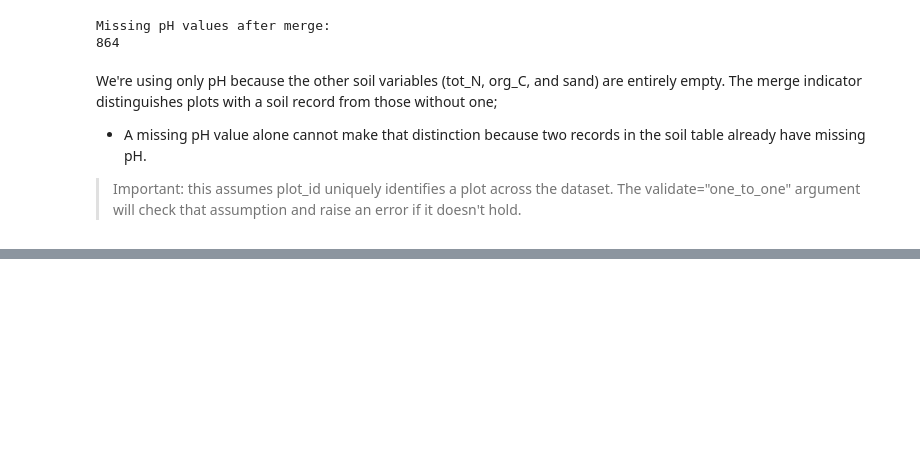
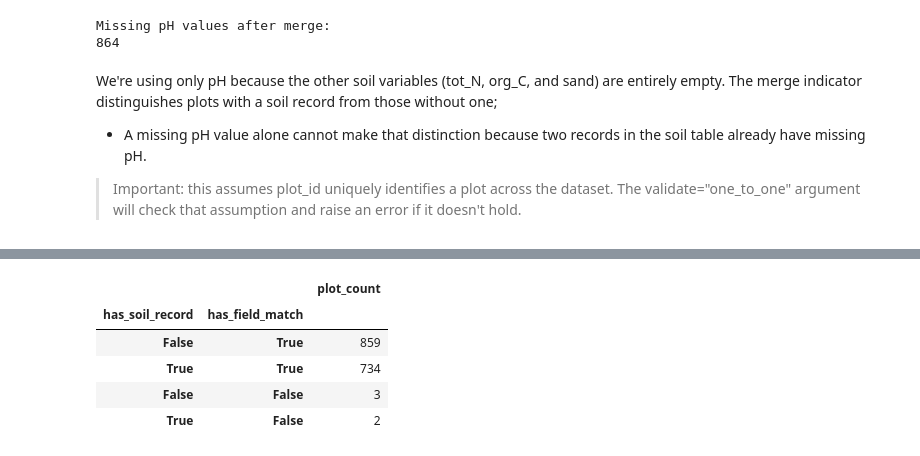
Before and after one commit to Vin-Okumu/maize-yield-optimization-rwanda, a Jupyter notebook: 02_Notebooks/02_data_cleaning_&_integration.ipynb, the cells around one changed output, grey strips where cells are left out. Drawn from its saved outputs; the diff is of its cells as text; code cells hidden in the pictures; blank space fills up the shorter version.

```diff
--- a/02_Notebooks/02_data_cleaning.ipynb
+++ b/02_Notebooks/02_data_cleaning_&_integration.ipynb
@@ -714,0 +723,22 @@ We're using only pH because the other soil variables (tot_N, org_C, and sand) ar
+# %%
+plot_with_field_soil["has_soil_record"] = (
+    plot_with_field_soil["soil_match"] == "both"
+)
+
+plot_with_field_soil["has_field_match"] = (
+    plot_with_field_soil["_merge"] == "both"
+)
+
+# Check flags
+display(
+    plot_with_field_soil[
+        ["has_soil_record", "has_field_match"]
+    ].value_counts(dropna=False).to_frame("plot_count")
+)
+# %% [output]
+|  |  | plot_count |
+| has_soil_record | has_field_match |  |
+| False | True | 859 |
+| True | True | 734 |
+| False | False | 3 |
+| True | False | 2 |
```
Also changed, not shown: parts of 7 cells of this notebook, 3 other files.
